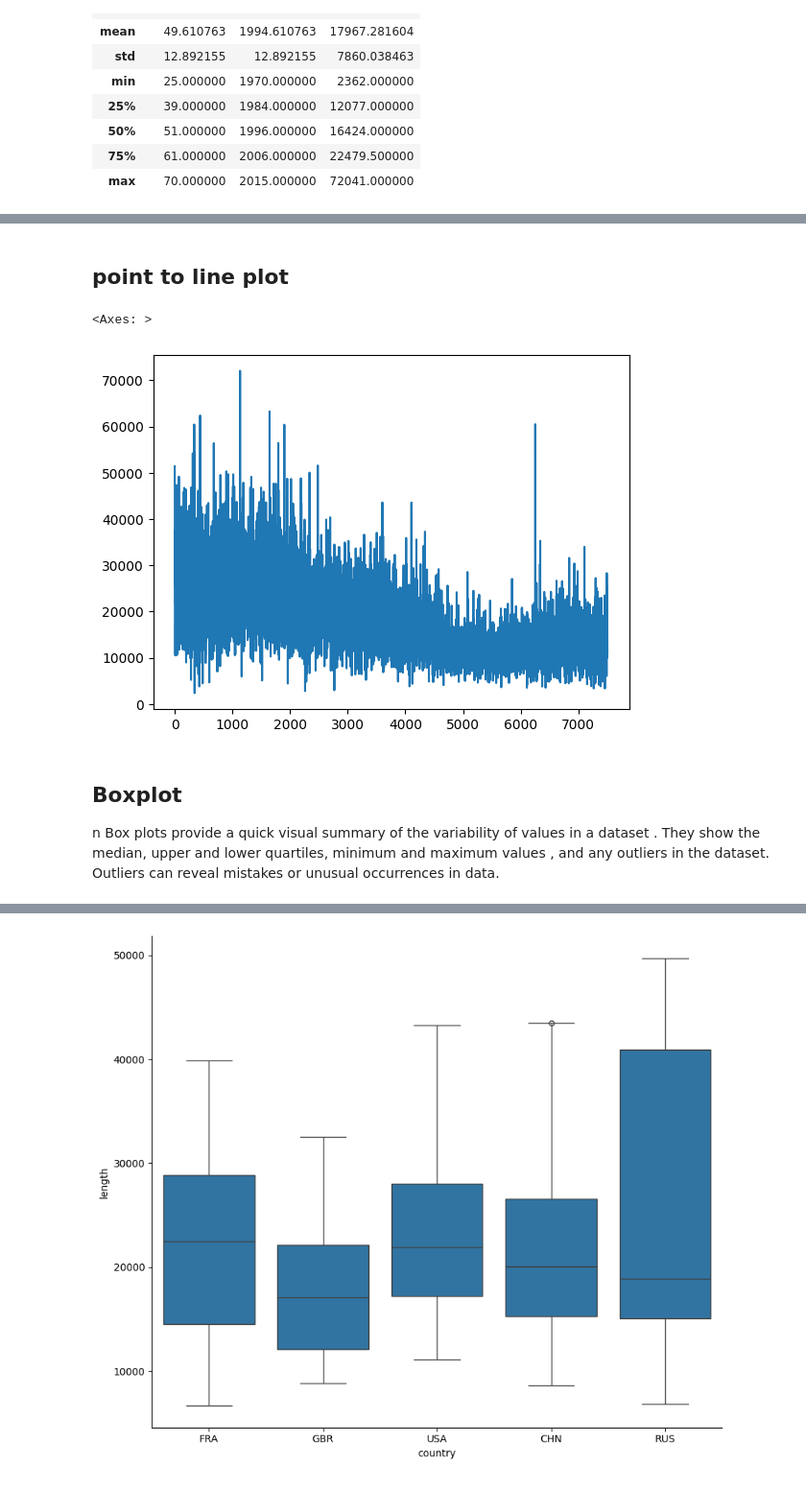
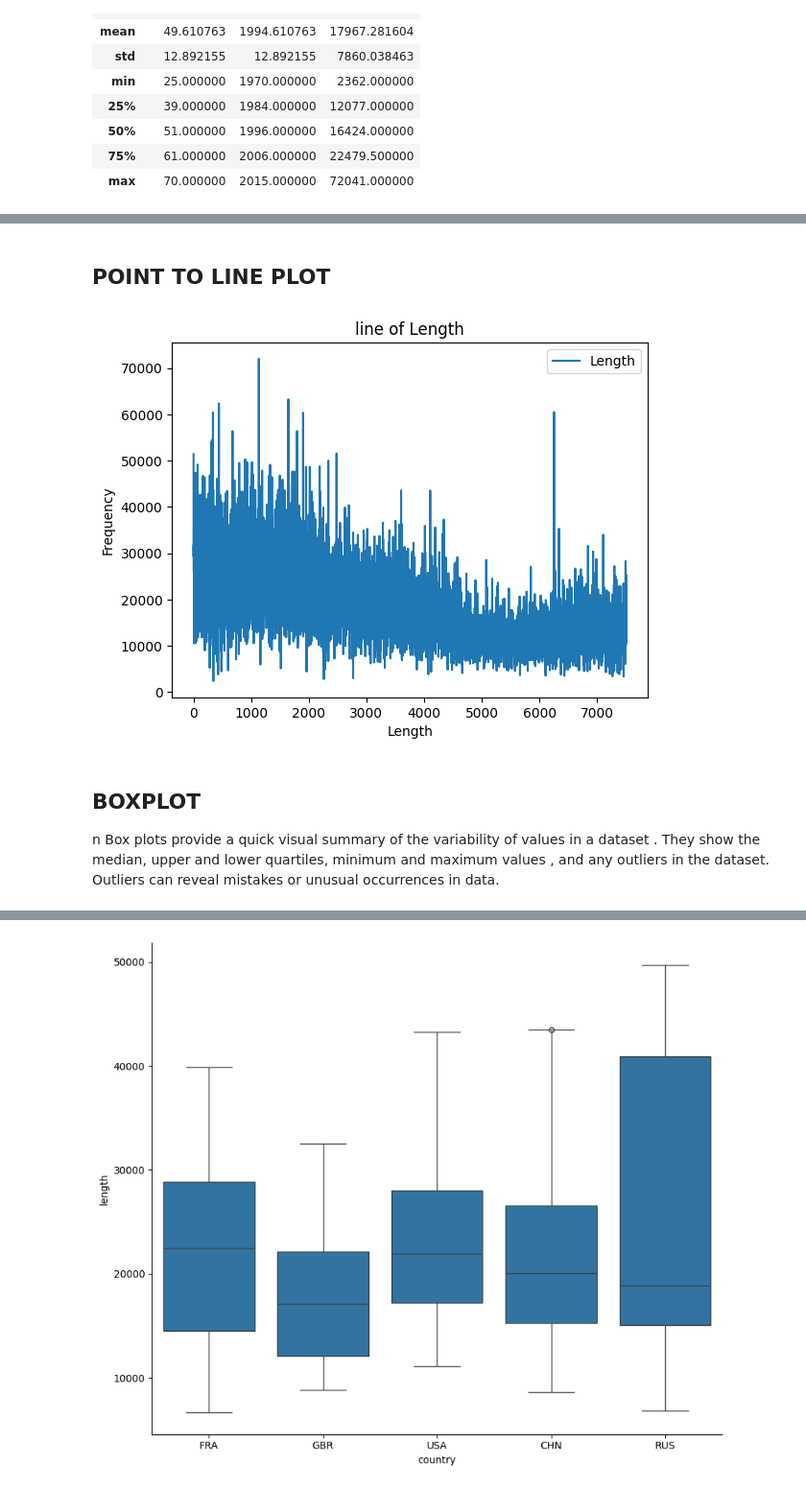
Before and after one commit to laxmipriyakotha/TextBasedAnalysis, a Jupyter notebook: class2.ipynb, the cells around one changed output, grey strips where cells are left out. Shown at 96% size. Cells and saved outputs as stored; diff of their text form; code cells hidden in the pictures.

```diff
--- a/class2.ipynb
+++ b/class2.ipynb
@@ -186,15 +188,22 @@ df.describe()
 | 75% | 61.000000 | 2006.000000 | 22479.500000 |
 | max | 70.000000 | 2015.000000 | 72041.000000 |
 # %% [markdown]
-## point to line plot
+## POINT TO LINE PLOT
 # %%
-df['length'].plot()
+df['length'].plot(kind= 'line',legend=True)
 #plot() function in pandas to create a simple line plot.
+# Add labels and a title
+plt.xlabel('Length')
+plt.ylabel('Frequency')
+plt.title('line of Length')
+# Show legend with a label
+plt.legend(['Length'])
+# Display the plot
+plt.show()
 # %% [output]
-<Axes: >
-[figure, old version]
+[figure, new version]
 # %% [markdown]
-## Boxplot
+## BOXPLOT
 n
 Box plots provide a quick visual summary of the variability of values in a dataset
 . They show the median, upper and lower quartiles, minimum and maximum values
```
Also changed, not shown: parts of 27 cells of this notebook.
